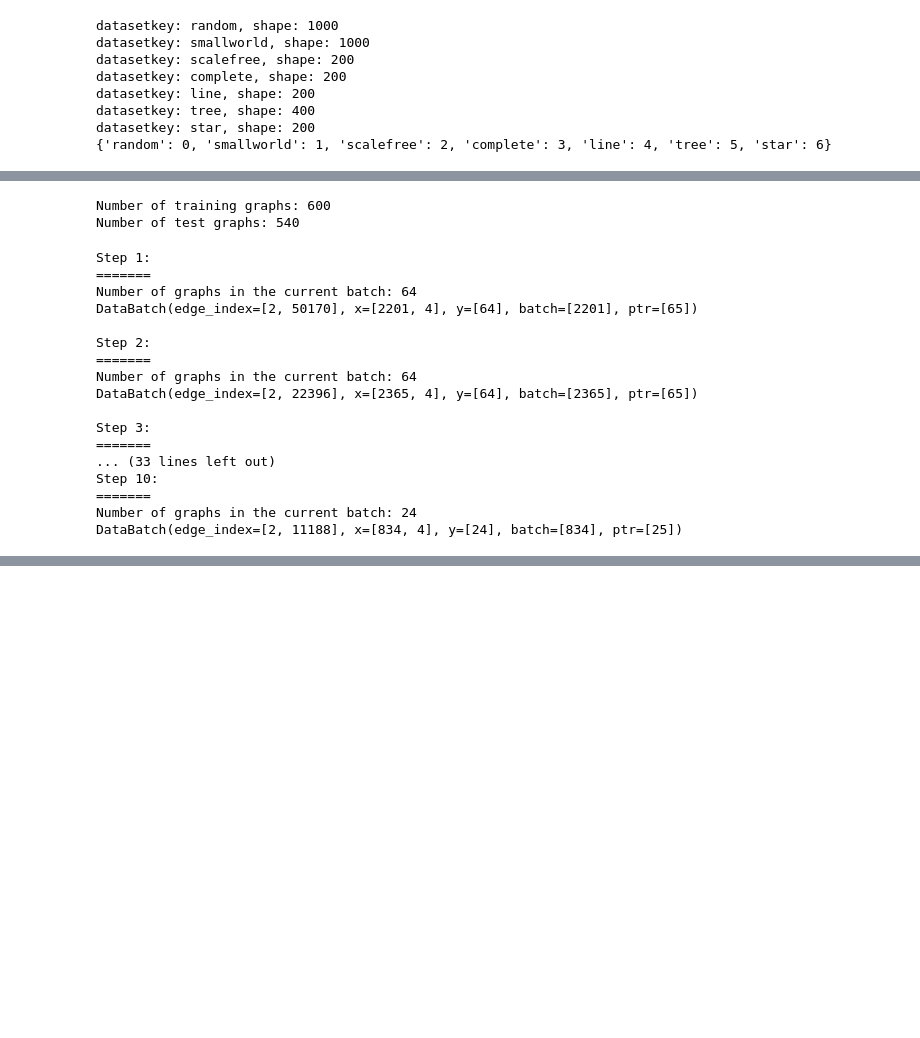
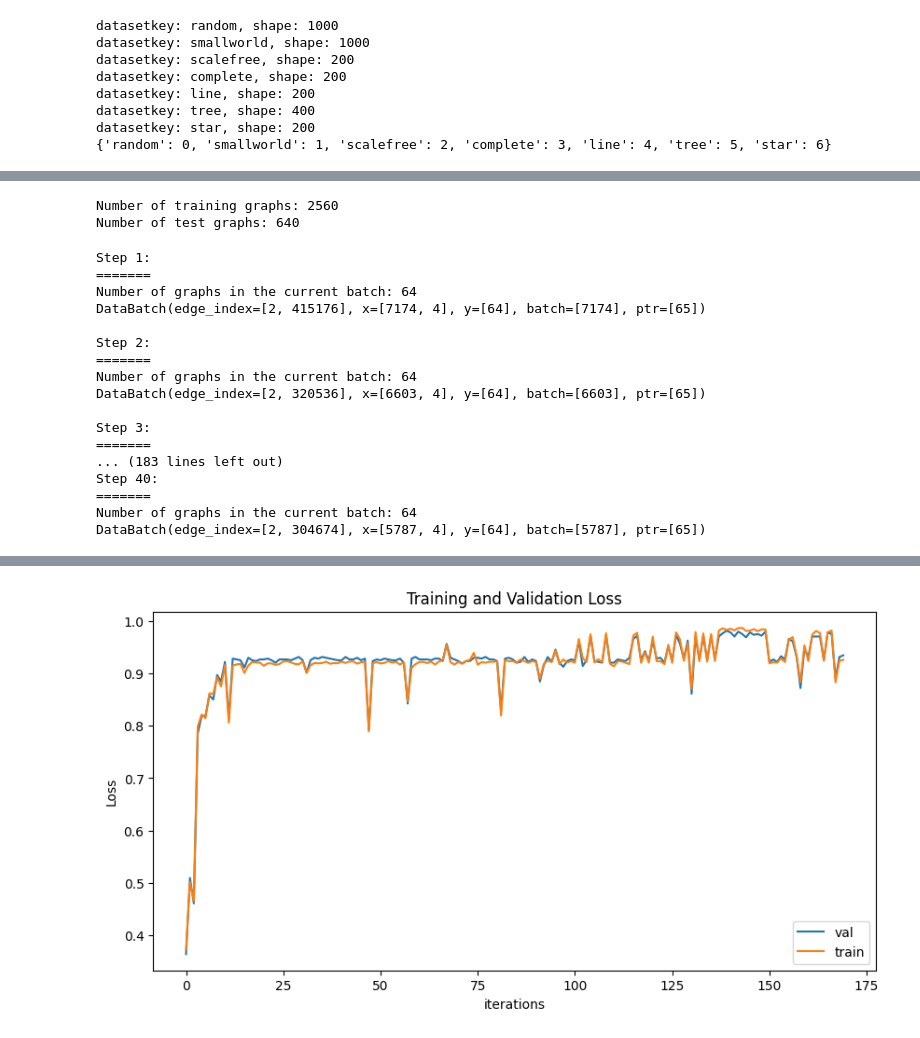
Before and after one commit to lucahost/bachelor-thesis, a Jupyter notebook: notebooks/final/30_classification.ipynb, the cells around one changed output, grey strips where cells are left out. Drawn from its saved outputs; the diff is of its cells as text; code cells hidden in the pictures; blank space fills up the shorter version.

Commit message:
update classification train / test split

```diff
--- a/notebooks/final/30_classification.ipynb
+++ b/notebooks/final/30_classification.ipynb
@@ -155,14 +155,14 @@ Is undirected: True
 torch.manual_seed(12345)
 pyg_dataset = pyg_dataset.shuffle()
 
-train_dataset = pyg_dataset[:600]
-test_dataset = pyg_dataset[600:]
+train_dataset = pyg_dataset[:2560]
+test_dataset = pyg_dataset[2560:]
 
 print(f'Number of training graphs: {len(train_dataset)}')
 print(f'Number of test graphs: {len(test_dataset)}')
 # %% [output]
-Number of training graphs: 600
-Number of test graphs: 540
+Number of training graphs: 2560
+Number of test graphs: 640
 # %%
 from torch_geometric.loader import DataLoader
 
@@ -179,23 +179,24 @@ for step, data in enumerate(train_loader):
 Step 1:
 =======
 Number of graphs in the current batch: 64
-DataBatch(edge_index=[2, 50170], x=[2201, 4], y=[64], batch=[2201], ptr=[65])
+DataBatch(edge_index=[2, 415176], x=[7174, 4], y=[64], batch=[7174], ptr=[65])
 
 Step 2:
 =======
 Number of graphs in the current batch: 64
-DataBatch(edge_index=[2, 22396], x=[2365, 4], y=[64], batch=[2365], ptr=[65])
+DataBatch(edge_index=[2, 320536], x=[6603, 4], y=[64], batch=[6603], ptr=[65])
 
 Step 3:
 =======
-... (33 lines left out)
-Step 10:
+... (183 lines left out)
+Step 40:
 =======
-Number of graphs in the current batch: 24
-DataBatch(edge_index=[2, 11188], x=[834, 4], y=[24], batch=[834], ptr=[25])
+Number of graphs in the current batch: 64
+DataBatch(edge_index=[2, 304674], x=[5787, 4], y=[64], batch=[5787], ptr=[65])
 # %%
 from IPython.display import Javascript
 display(Javascript('''google.colab.output.setIframeHeight(0, true, {maxHeight: 300})'''))
+import matplotlib.pyplot as plt
 from model.gcn import GCN
 
 model = GCN(hidden_channels=64, num_classes=pyg_dataset.num_classes,
@@ -226,10 +227,14 @@ def test(loader):
 
 
 confusion_matrix = torch.zeros(3, 3)
+train_losses = []
+val_losses = []
 for epoch in range(1, 171):
     train()
     train_acc = test(train_loader)
     test_acc = test(test_loader)
     print(f'Epoch: {epoch:03d}, Train Acc: {train_acc:.4f}, Test Acc: {test_acc:.4f}')
+    train_losses.append(train_acc)
+    val_losses.append(test_acc)
 # %% [output]
 [interactive output not drawn]
@@ -252,0 +258 @@ Epoch: 170, Train Acc: 0.9400, Test Acc: 0.9056
+[figure, added]
```
Also changed, not shown: parts of 7 cells of this notebook.
